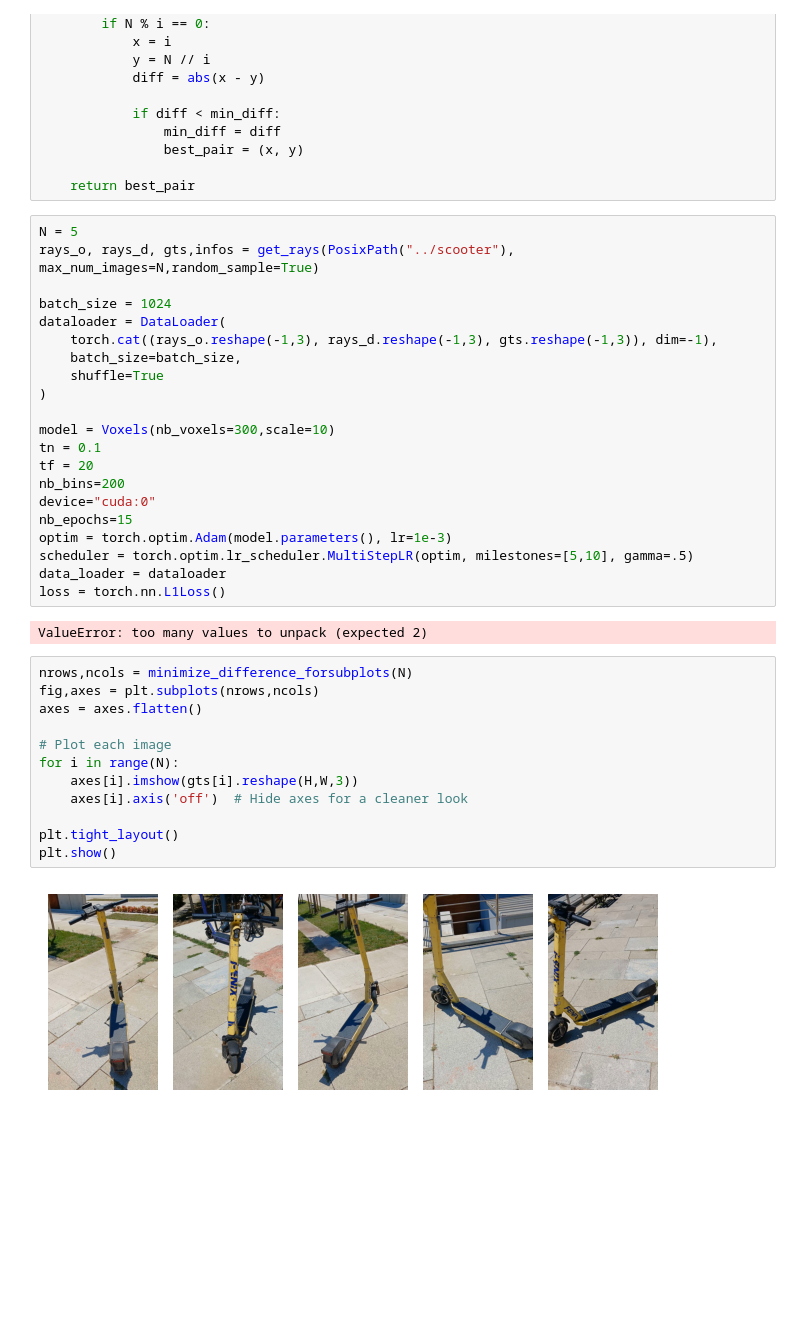
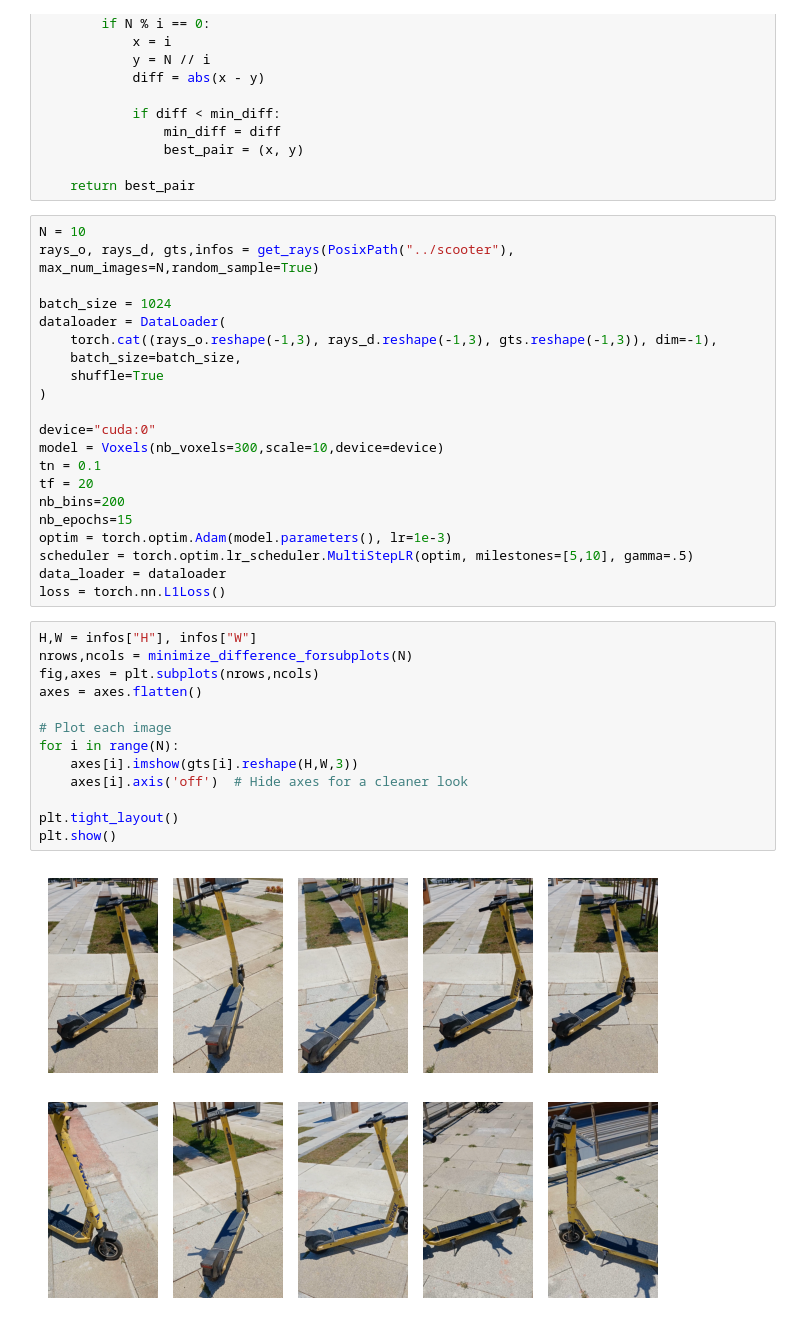
Before and after one commit to Assaciry/nerfacito, a Jupyter notebook: notebook_2_voxel.ipynb, the cells around one changed output. Saved outputs shown, nothing was run; the diff lists cells and outputs as text; blank space fills up the shorter version.

```diff
--- a/notebook_2_voxel.ipynb
+++ b/notebook_2_voxel.ipynb
@@ -88,7 +89,7 @@ def minimize_difference_forsubplots(N):
 
     return best_pair
 # %%
-N = 5
+N = 10
 rays_o, rays_d, gts,infos = get_rays(PosixPath("../scooter"), max_num_images=N,random_sample=True)
 
 batch_size = 1024
@@ -98,30 +99,29 @@ dataloader = DataLoader(
     shuffle=True
 )
 
-model = Voxels(nb_voxels=300,scale=10)
+device="cuda:0"
+model = Voxels(nb_voxels=300,scale=10,device=device)
 tn = 0.1
 tf = 20
 nb_bins=200
-device="cuda:0"
 nb_epochs=15
 optim = torch.optim.Adam(model.parameters(), lr=1e-3)
 scheduler = torch.optim.lr_scheduler.MultiStepLR(optim, milestones=[5,10], gamma=.5)
 data_loader = dataloader
 loss = torch.nn.L1Loss()
-# %% [output]
-ValueError: too many values to unpack (expected 2)
 # %%
+H,W = infos["H"], infos["W"]
 nrows,ncols = minimize_difference_forsubplots(N)
 fig,axes = plt.subplots(nrows,ncols)
 axes = axes.flatten()
 
 # Plot each image
 for i in range(N):
     axes[i].imshow(gts[i].reshape(H,W,3))
     axes[i].axis('off')  # Hide axes for a cleaner look
 
 plt.tight_layout()
 plt.show()
 # %% [output]
-[figure, old version]
+[figure, new version]
 # %%
```
Also changed, not shown: parts of 6 cells of this notebook, 3 other files.
